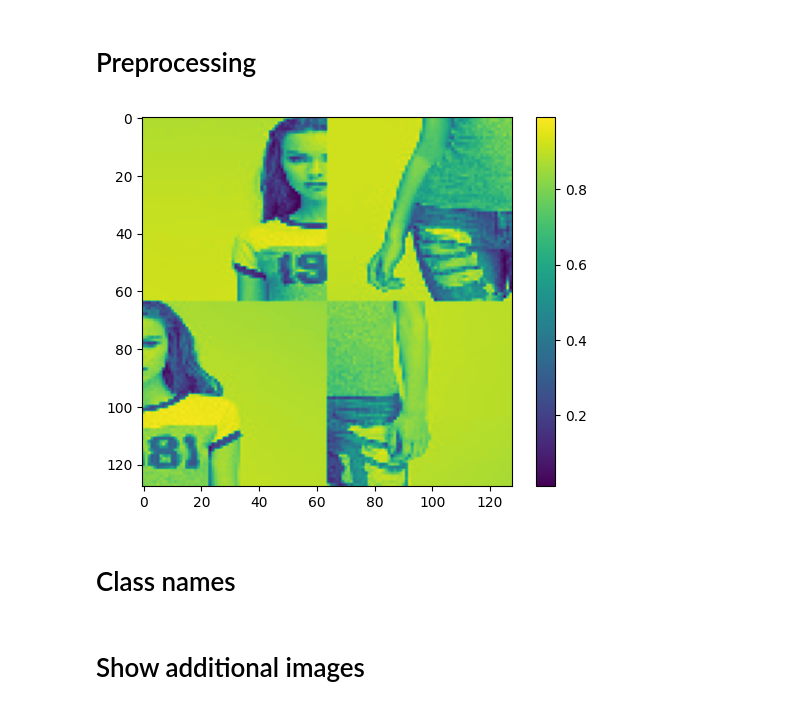
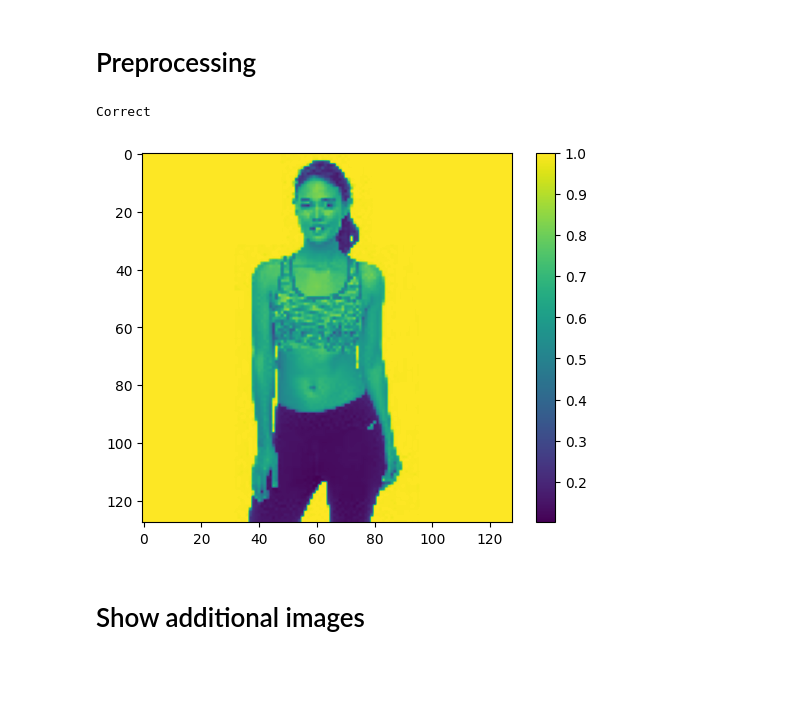
Before and after one commit to At11011/datathon_test_repository, a Jupyter notebook: src/model_development.ipynb, the cells around one changed output. Saved outputs shown, nothing was run; the diff lists cells and outputs as text; code cells hidden in the pictures; blank space fills up the shorter version.

```diff
--- a/src/model_development.ipynb
+++ b/src/model_development.ipynb
@@ -108,17 +85,18 @@ File not found:
 # %% [markdown]
 # Preprocessing
 # %%
+class_names = ['Incorrect', 'Correct']
 
+idx = 10
 
-res = image_perm(training_images[0], perms.perms[2])
+res = training_images[idx]
+print(class_names[training_labels[idx]])
 
-res.shape
 plt.figure()
 plt.imshow(res)
 plt.colorbar()
 plt.grid(False)
 plt.show()
 # %% [output]
+Correct
-[figure, old version]
+[figure, new version]
-# %% [markdown]
-# Class names
```
Also changed, not shown: parts of 14 cells of this notebook, 2 other files.
